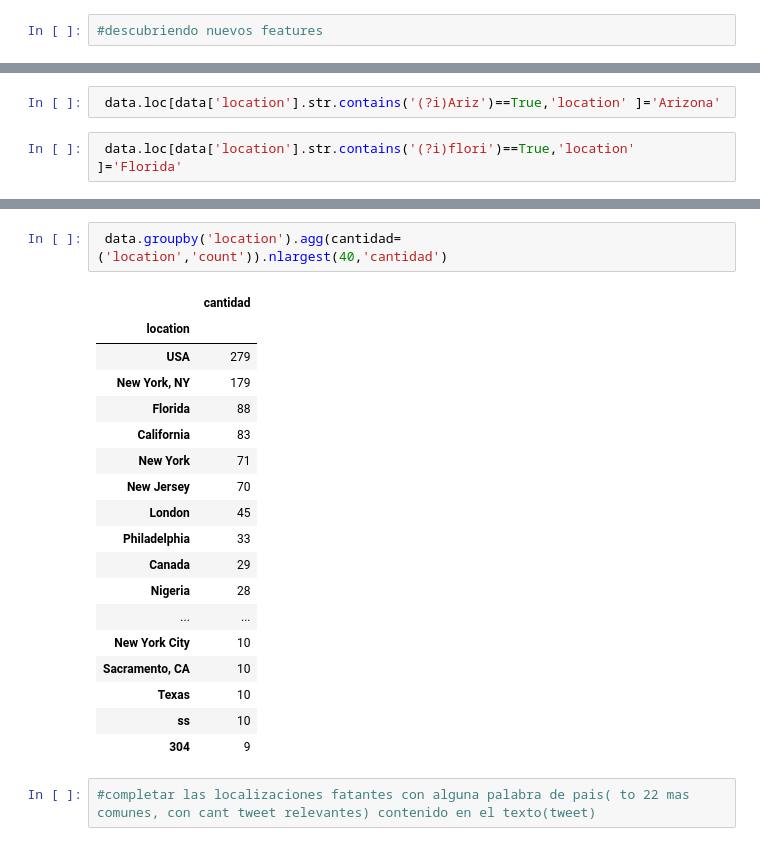
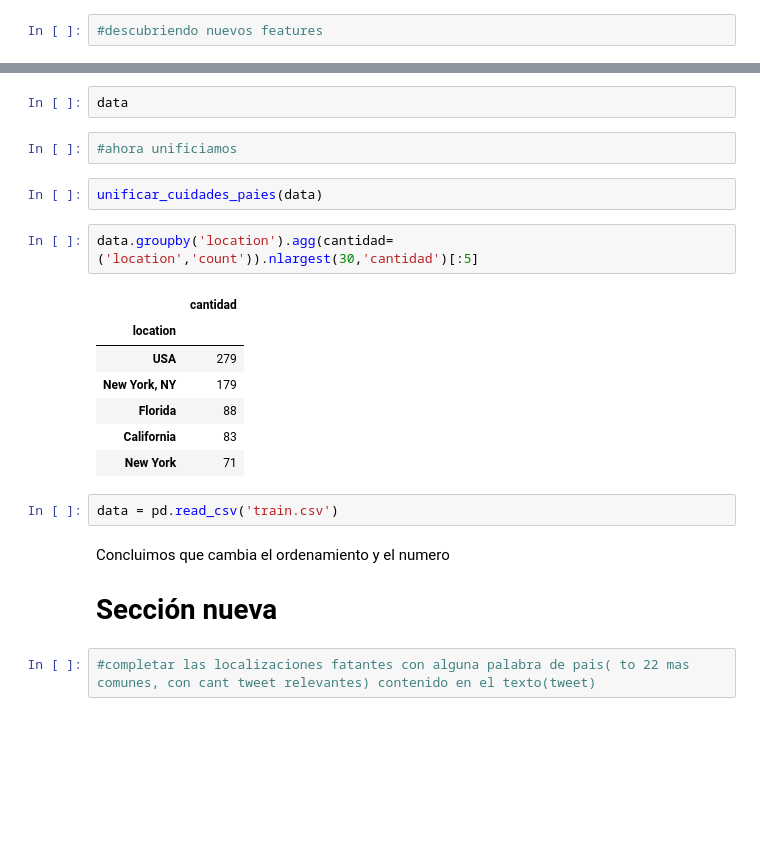
Before and after one commit to tomifarall/Orga-Datos-Tp2, a Jupyter notebook: yusmachinelearning.ipynb, the cells around one changed output, grey strips where cells are left out. Drawn from its saved outputs; the diff is of its cells as text; blank space fills up the shorter version.

```diff
--- a/yusmachinelearning.ipynb
+++ b/yusmachinelearning.ipynb
@@ -159,4 +217,0 @@ unificar_locacion['location2']=data[data['location'].str.contains('(?i)Ariz')==T
-# %%
- data.loc[data['location'].str.contains('(?i)Ariz')==True,'location' ]='Arizona'
-# %%
- data.loc[data['location'].str.contains('(?i)flori')==True,'location' ]='Florida'
@@ -180,24 +218,24 @@ unificar_locacion['location2']=data[data['location'].str.contains('(?i)Ariz')==T
+# %%
+data
+# %%
+#ahora unificiamos
+# %%
+unificar_cuidades_paies(data)
 # %%
- data.groupby('location').agg(cantidad=('location','count')).nlargest(40,'cantidad')
+data.groupby('location').agg(cantidad=('location','count')).nlargest(30,'cantidad')[:5]
 # %% [output]
 |  | cantidad |
 | location |  |
 | USA | 279 |
 | New York, NY | 179 |
 | Florida | 88 |
 | California | 83 |
 | New York | 71 |
-| New Jersey | 70 |
-| London | 45 |
-| Philadelphia | 33 |
-| Canada | 29 |
-| Nigeria | 28 |
-| ... | ... |
-| New York City | 10 |
-| Sacramento, CA | 10 |
-| Texas | 10 |
-| ss | 10 |
-| 304 | 9 |
+# %%
+data = pd.read_csv('train.csv')
+# %% [markdown]
+Concluimos que cambia el ordenamiento y el numero
+# Sección nueva
 # %%
 #completar las localizaciones fatantes con alguna palabra de pais( to 22 mas comunes, con cant tweet relevantes) contenido en el texto(tweet)
 # %%
```
Also changed, not shown: parts of 85 cells of this notebook.
